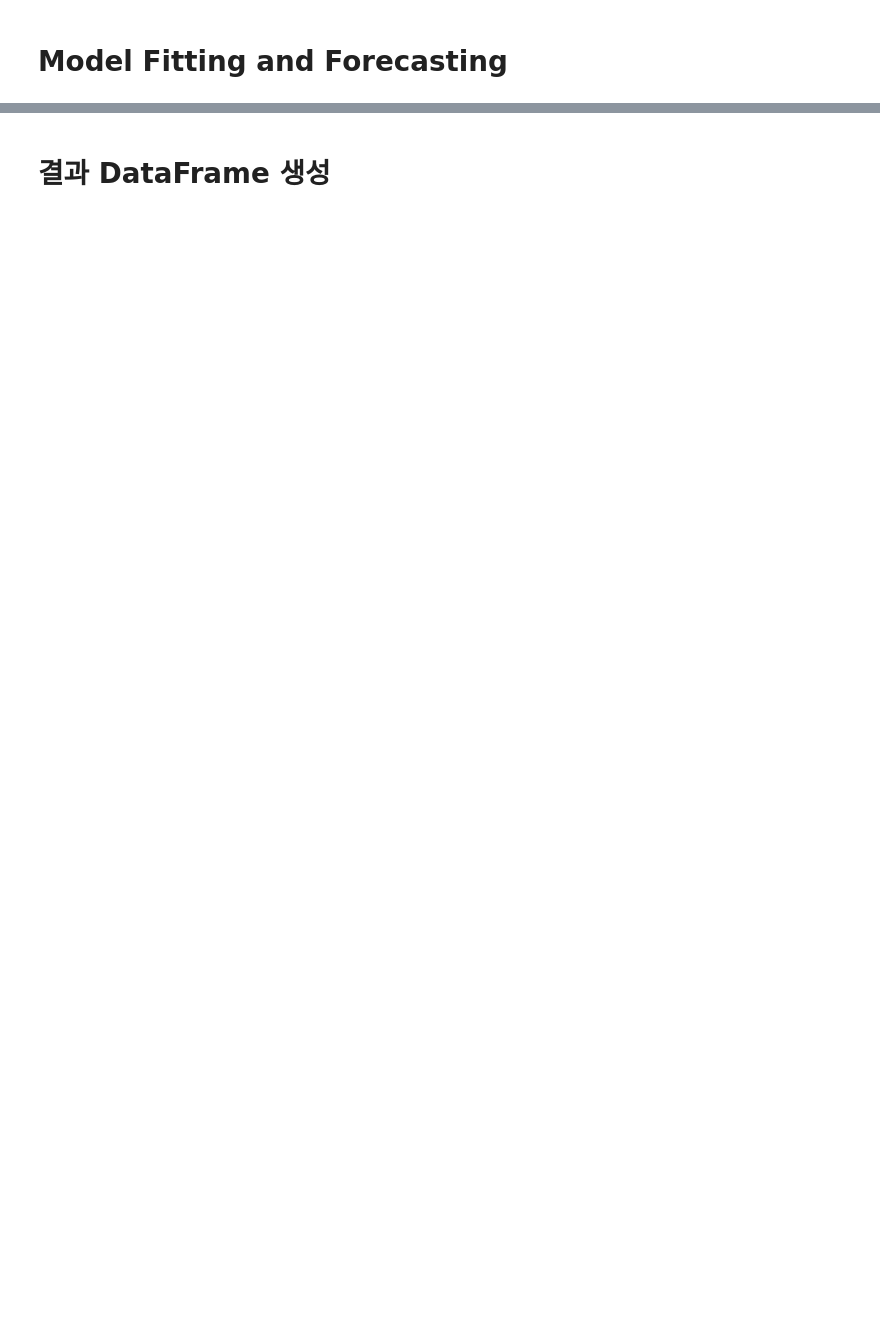
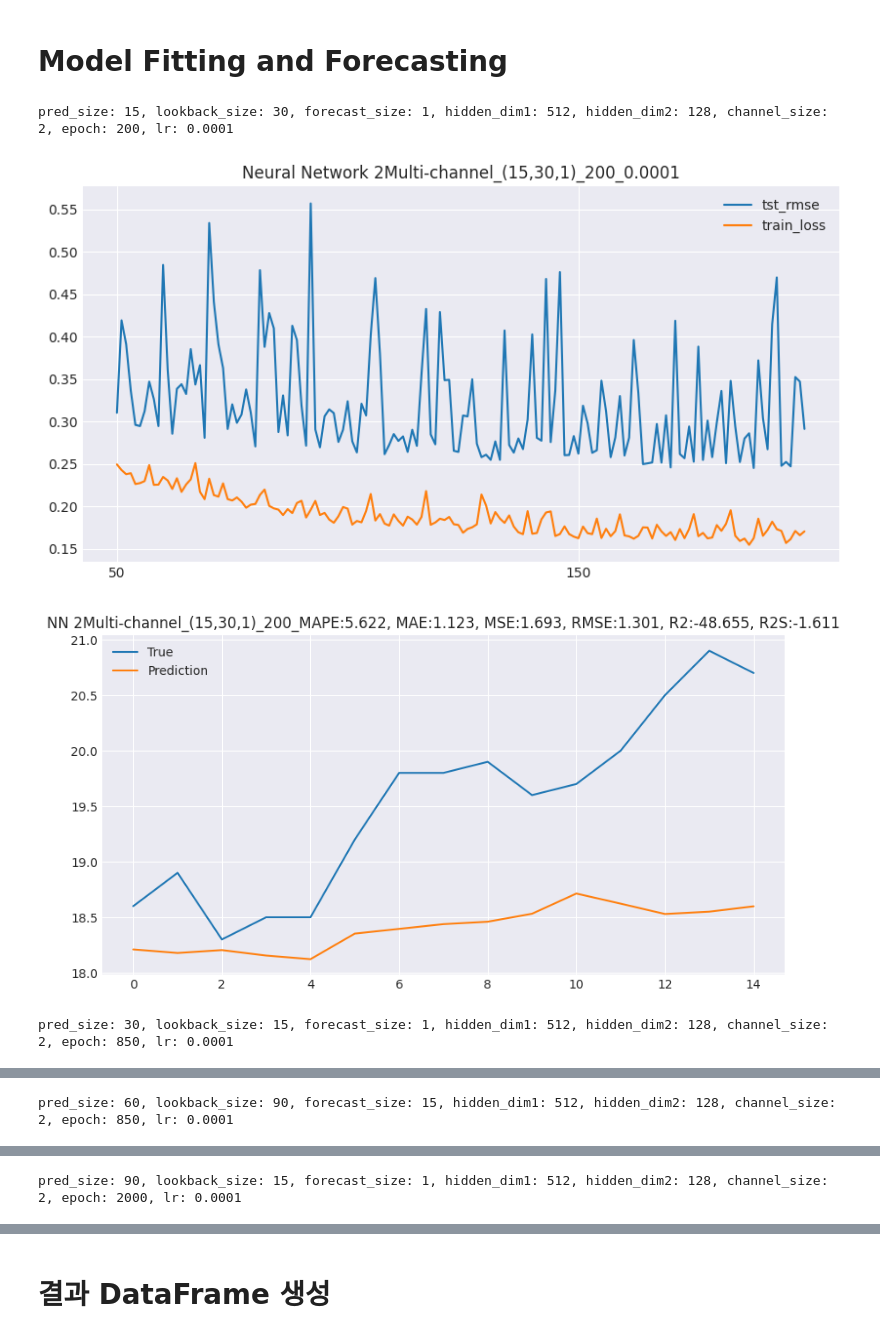
Before and after one commit to jungseoik/time_series_predict, a Jupyter notebook: NN_2ch/ANN_2multi.ipynb, the cells around one changed output, grey strips where cells are left out. Drawn from its saved outputs; the diff is of its cells as text; code cells hidden in the pictures; blank space fills up the shorter version.

```diff
--- a/NN_2ch/ANN_2multi.ipynb
+++ b/NN_2ch/ANN_2multi.ipynb
@@ -196,7 +226,7 @@ order_list = [
 # %% [markdown]
 # Model Fitting and Forecasting
 # %%
-order_list = [[15, 5, 1, 512, 128, 2, 850, 0.0001], [30, 15, 1, 512, 128, 2, 850, 0.0001], [60, 30, 1, 512, 128, 2, 850, 0.0001], [90, 90, 1, 512, 128, 2, 850, 0.0001]]
+order_list = [[15, 30, 1, 512, 128, 2, 200, 0.0001], [30, 15, 1, 512, 128, 2, 850, 0.0001], [60, 90, 15, 512, 128, 2, 850, 0.0001], [90, 15, 1, 512, 128, 2, 2000, 0.0001]]
 cnt = 1
 
 for pred_size, lookback_size, forecast_size, hidden_dim1, hidden_dim2, channel_size, epoch, lr in order_list:
@@ -279,30 +309,35 @@ for pred_size, lookback_size, forecast_size, hidden_dim1, hidden_dim2, channel_s
 			y = y.squeeze(0)
 		x = np.concatenate([x, y])[-lookback_size:]
 		x_tensor = torch.tensor(x, dtype=torch.float32).unsqueeze(0)
 		x_tensor.to(device)
 
 		with torch.inference_mode():
 			y = net(x_tensor).cpu()
 		preds.append(y)
 
 	preds = np.concatenate(preds)
 	final_preds = preds[:,:,0].flatten()
 	tst_y = tst_y[:,0]
 
 	MAPE = mape(final_preds, tst_y)
 	MAE = mae(final_preds, tst_y)
 	MSE = mse(final_preds, tst_y)
 	RMSE = rmse(final_preds, tst_y)
 	R2 = r_squared(final_preds, tst_y)
 	R2S = r2_score(final_preds, tst_y)
 	result.append([(pred_size, lookback_size, forecast_size, epoch, lr), MAPE, MAE, MSE, RMSE, R2, R2S])
 
 	plt.figure(figsize=(10, 5))
 	plt.title(f"NN {channel_size}Multi-channel_({pred_size},{lookback_size},{forecast_size})_{epoch}_MAPE:{MAPE:.3f}, MAE:{MAE:.3f}, MSE:{MSE:.3f}, RMSE:{RMSE:.3f}, R2:{R2:.3f}, R2S:{R2S:.3f}")
 	plt.plot(range(pred_size), tst_y, label="True")
 	plt.plot(range(pred_size), final_preds, label="Prediction")
 	plt.legend()
 	plt.savefig(f'./NN_{channel_size}ch/result/ANN_{channel_size}multi_{years}_({pred_size},{lookback_size},{forecast_size})_{epoch}_{lr}_{cnt}.png')
 	plt.show()
 
 	cnt += 1
+# %% [output]
+pred_size: 15, lookback_size: 30, forecast_size: 1, hidden_dim1: 512, hidden_dim2: 128, channel_size: 2, epoch: 200, lr: 0.0001
+[figure, added]
+[figure, added]
+pred_size: 30, lookback_size: 15, forecast_size: 1, hidden_dim1: 512, hidden_dim2: 128, channel_size: 2, epoch: 850, lr: 0.0001
@@ -308,0 +346 @@ for pred_size, lookback_size, forecast_size, hidden_dim1, hidden_dim2, channel_s
+pred_size: 60, lookback_size: 90, forecast_size: 15, hidden_dim1: 512, hidden_dim2: 128, channel_size: 2, epoch: 850, lr: 0.0001
@@ -308,0 +349 @@ for pred_size, lookback_size, forecast_size, hidden_dim1, hidden_dim2, channel_s
+pred_size: 90, lookback_size: 15, forecast_size: 1, hidden_dim1: 512, hidden_dim2: 128, channel_size: 2, epoch: 2000, lr: 0.0001
```
Also changed, not shown: parts of 7 cells of this notebook.
